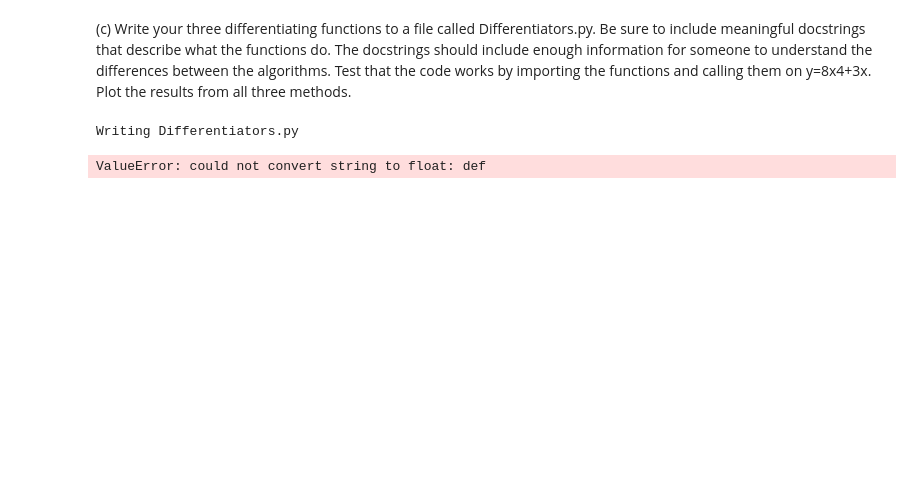
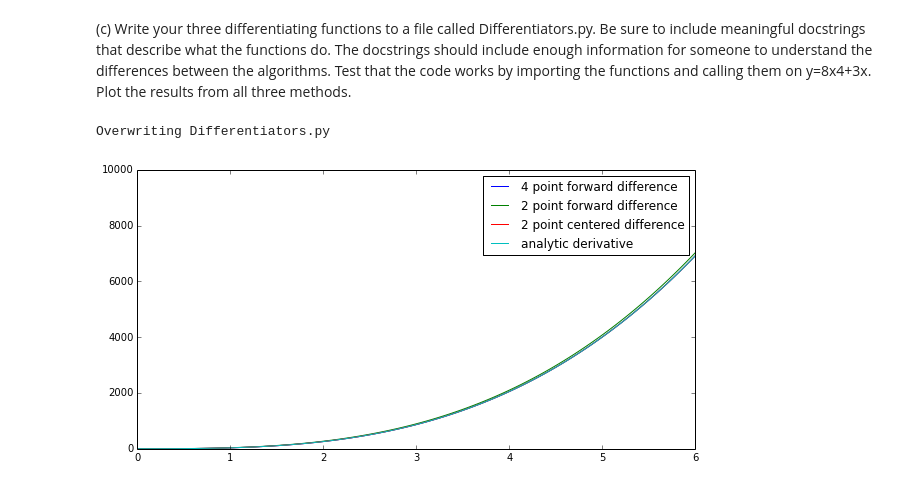
Before and after one commit to mkourjan/PHYS202-S14, a Jupyter notebook: Differentiation/DifferentiationExercises.ipynb, the cells around one changed output. Drawn from its saved outputs; the diff is of its cells as text; code cells hidden in the pictures; blank space fills up the shorter version.

```diff
--- a/Differentiation/DifferentiationExercises.ipynb
+++ b/Differentiation/DifferentiationExercises.ipynb
@@ -217,6 +217,13 @@ plt.show()
 (c) Write your three differentiating functions to a file called Differentiators.py. Be sure to include meaningful docstrings that describe what the functions do. The docstrings should include enough information for someone to understand the differences between the algorithms. Test that the code works by importing the functions and calling them on y=8x4+3x. Plot the results from all three methods.
 # %%
 %%file Differentiators.py
+
+""" Set a function y(x).  Next, use the following functions to calculate the derivitive of that function!
+the simplest way to do this is to plug in your y(x) function in place of y (so that you only have x values
+in your derivitive function).  The twoPtForwardDiff  takes a slice between a spot "n" and "n + 1" on the function.
+It calculates the area of the slice, and sums up the entire area under the curve using these slices.
+The twoPtCenteredDiff takes an "n - 1" to an "n + 1" slice and calculates the area of the curve that way.  The
+fourPtForwardDiff takes an "n-2" and "n+2" slice and sums up all of the slices to find the area under the curve."""
 
 def twoPtForwardDiff(x, y):
 
@@ -241,8 +248,28 @@ def fourPtForwardDiff(x, y):
     dydx[-2] = (y[-2] - y[-3])/(x[-2] - x[-3])
     return dydx
 # %% [output]
-Writing Differentiators.py
+Overwriting Differentiators.py
-# %%
-x, y = loadtxt('Differentiators.py', unpack = True)
-# %% [output]
-ValueError: could not convert string to float: def
+# %%
+import Differentiators
+
+twoPtForwardDiff(x, 8 * x ** 4 + 3 * x)
+twoPtCenteredDiff(x, 8 * x ** 4 + 3 * x)
+fourPtForwardDiff(x, 8 * x ** 4 + 3 * x)
+
+a = twoPtForwardDiff(x, 8 * x ** 4 + 3 * x)
+b = twoPtCenteredDiff(x, 8 * x ** 4 + 3 * x)
+c = fourPtForwardDiff(x, 8 * x ** 4 + 3 * x)
+dydxExact = 32*x ** 3 + 3
+
+plt.figure(figsize = (10, 5))
+plt.xlim(0, 6)
+plt.ylim(0, 10000)
+plt.plot(x,c,label='4 point forward difference')
+plt.plot(x, a, label = '2 point forward difference')
+plt.plot(x, b, label = '2 point centered difference')
+plt.plot(x, dydxExact, label = 'analytic derivative')
+
+plt.legend(loc='best')
+plt.show()
+# %% [output]
+[figure, added]
```
Also changed, not shown: parts of 1 cell of this notebook, 1 other file.
